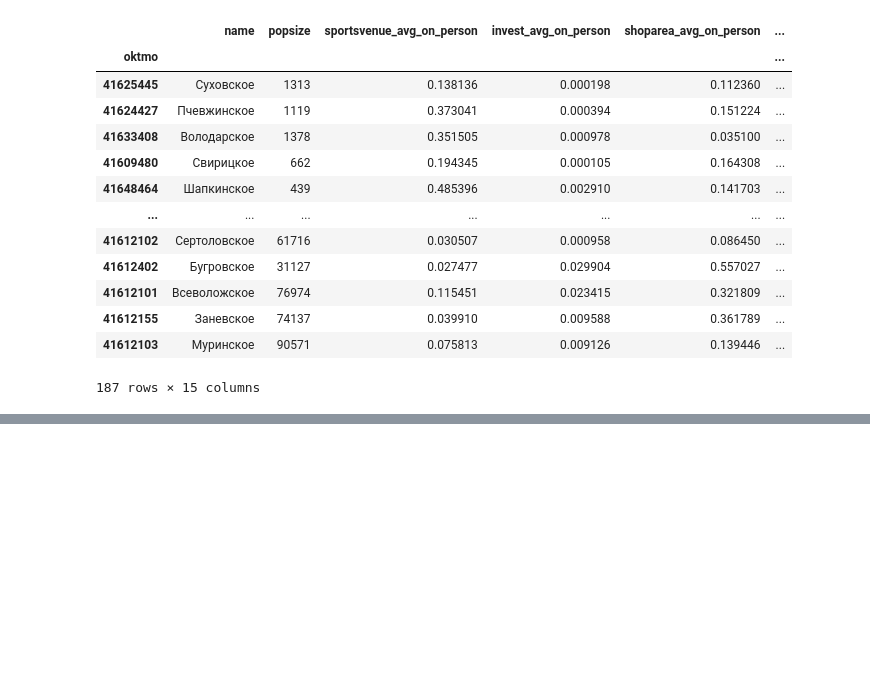
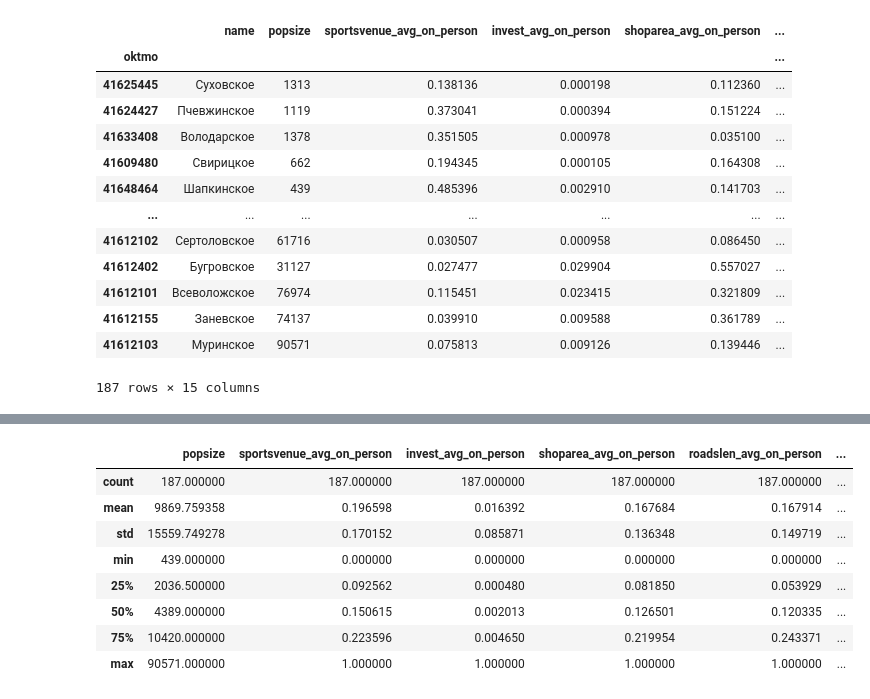
Before and after one commit to SergeyPishchulov/populations, a Jupyter notebook: empty_page/data_preparation.ipynb, the cells around one changed output, grey strips where cells are left out. Saved outputs shown, nothing was run; the diff lists cells and outputs as text; code cells hidden in the pictures; blank space fills up the shorter version.

```diff
--- a/empty_page/data_preparation.ipynb
+++ b/empty_page/data_preparation.ipynb
@@ -1132,0 +1203,12 @@ for agent_mo in tqdm(list(agents_mos.itertuples(index=False))):
+# %%
+mun_units.describe()
+# %% [output]
+|  | popsize | sportsvenue_avg_on_person | invest_avg_on_person | shoparea_avg_on_person | roadslen_avg_on_person | ... |
+| count | 187.000000 | 187.000000 | 187.000000 | 187.000000 | 187.000000 | ... |
+| mean | 9869.759358 | 0.196598 | 0.016392 | 0.167684 | 0.167914 | ... |
+| std | 15559.749278 | 0.170152 | 0.085871 | 0.136348 | 0.149719 | ... |
+| min | 439.000000 | 0.000000 | 0.000000 | 0.000000 | 0.000000 | ... |
+| 25% | 2036.500000 | 0.092562 | 0.000480 | 0.081850 | 0.053929 | ... |
+| 50% | 4389.000000 | 0.150615 | 0.002013 | 0.126501 | 0.120335 | ... |
+| 75% | 10420.000000 | 0.223596 | 0.004650 | 0.219954 | 0.243371 | ... |
+| max | 90571.000000 | 1.000000 | 1.000000 | 1.000000 | 1.000000 | ... |
```
Also changed, not shown: parts of 21 cells of this notebook.
